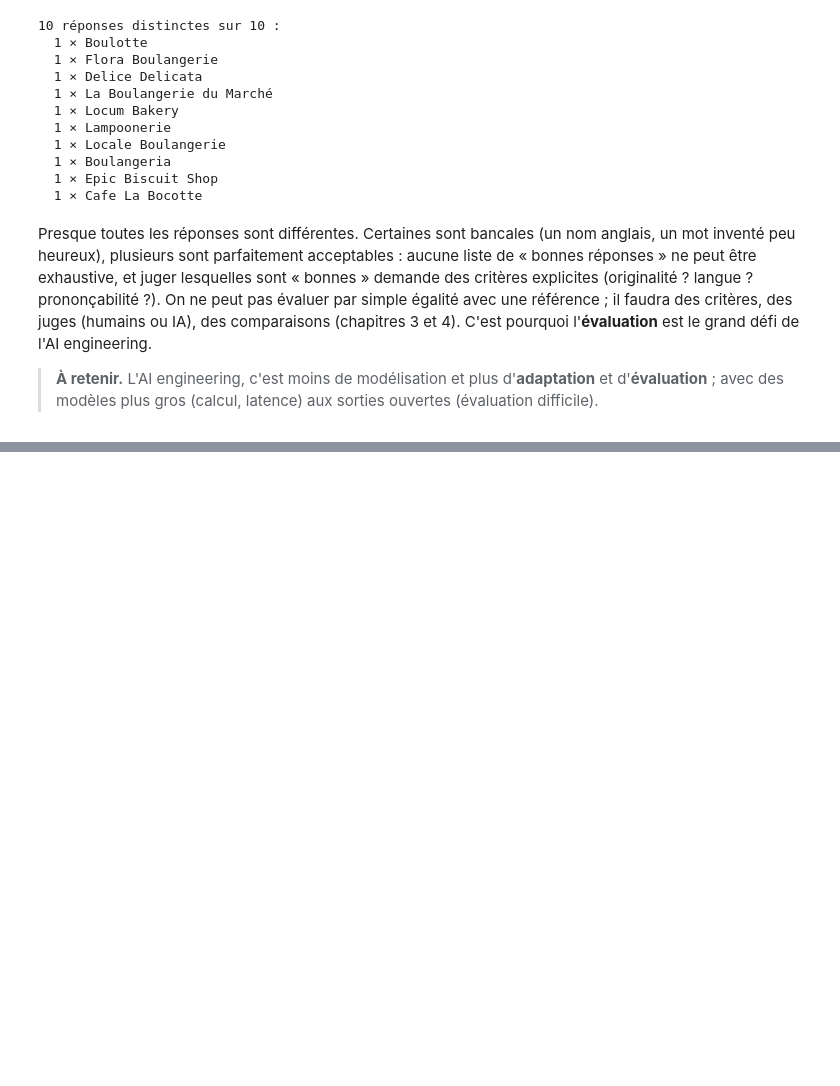
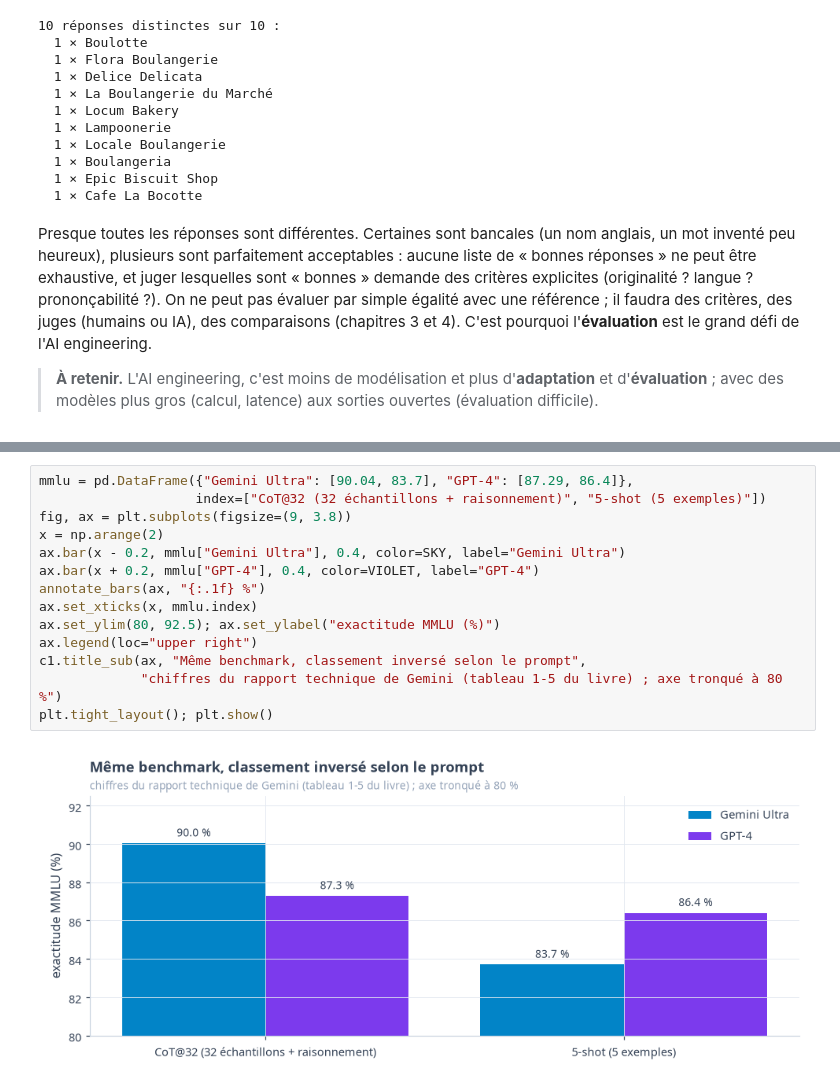
Before and after one commit to gwils28/AI_Engineering__ByTheBook, a Jupyter notebook: notebooks/ch01_introduction_ai_engineering/ch01_cours_4_pile_ai_engineering.ipynb, the cells around one changed output, grey strips where cells are left out. Cells and saved outputs as stored; diff of their text form; blank space fills up the shorter version.

```diff
--- a/notebooks/ch01_introduction_ai_engineering/ch01_cours_4_pile_ai_engineering.ipynb
+++ b/notebooks/ch01_introduction_ai_engineering/ch01_cours_4_pile_ai_engineering.ipynb
@@ -265,0 +418,16 @@ avec une référence ; il faudra des critères, des juges (humains ou IA), des c
+# %%
+mmlu = pd.DataFrame({"Gemini Ultra": [90.04, 83.7], "GPT-4": [87.29, 86.4]},
+                    index=["CoT@32 (32 échantillons + raisonnement)", "5-shot (5 exemples)"])
+fig, ax = plt.subplots(figsize=(9, 3.8))
+x = np.arange(2)
+ax.bar(x - 0.2, mmlu["Gemini Ultra"], 0.4, color=SKY, label="Gemini Ultra")
+ax.bar(x + 0.2, mmlu["GPT-4"], 0.4, color=VIOLET, label="GPT-4")
+annotate_bars(ax, "{:.1f} %")
+ax.set_xticks(x, mmlu.index)
+ax.set_ylim(80, 92.5); ax.set_ylabel("exactitude MMLU (%)")
+ax.legend(loc="upper right")
+c1.title_sub(ax, "Même benchmark, classement inversé selon le prompt",
+             "chiffres du rapport technique de Gemini (tableau 1-5 du livre) ; axe tronqué à 80 %")
+plt.tight_layout(); plt.show()
+# %% [output]
+[figure, added]
```
Also changed, not shown: parts of 19 cells of this notebook.
